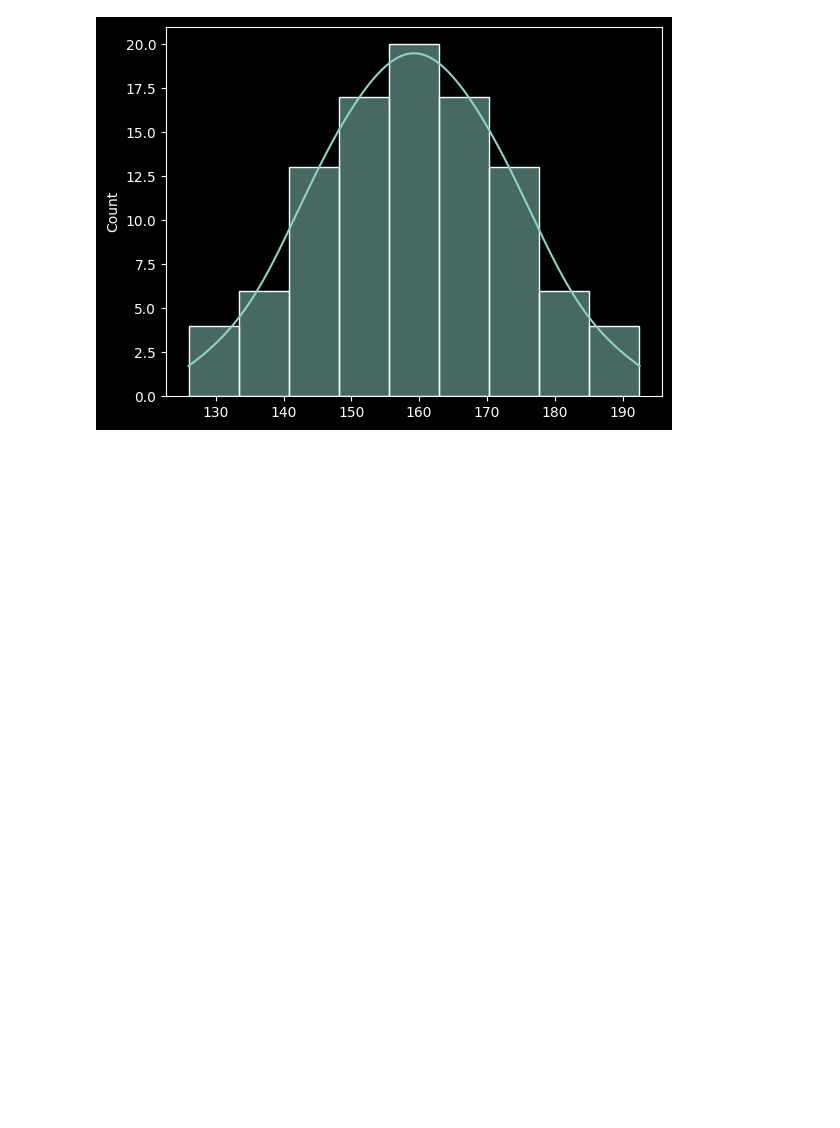
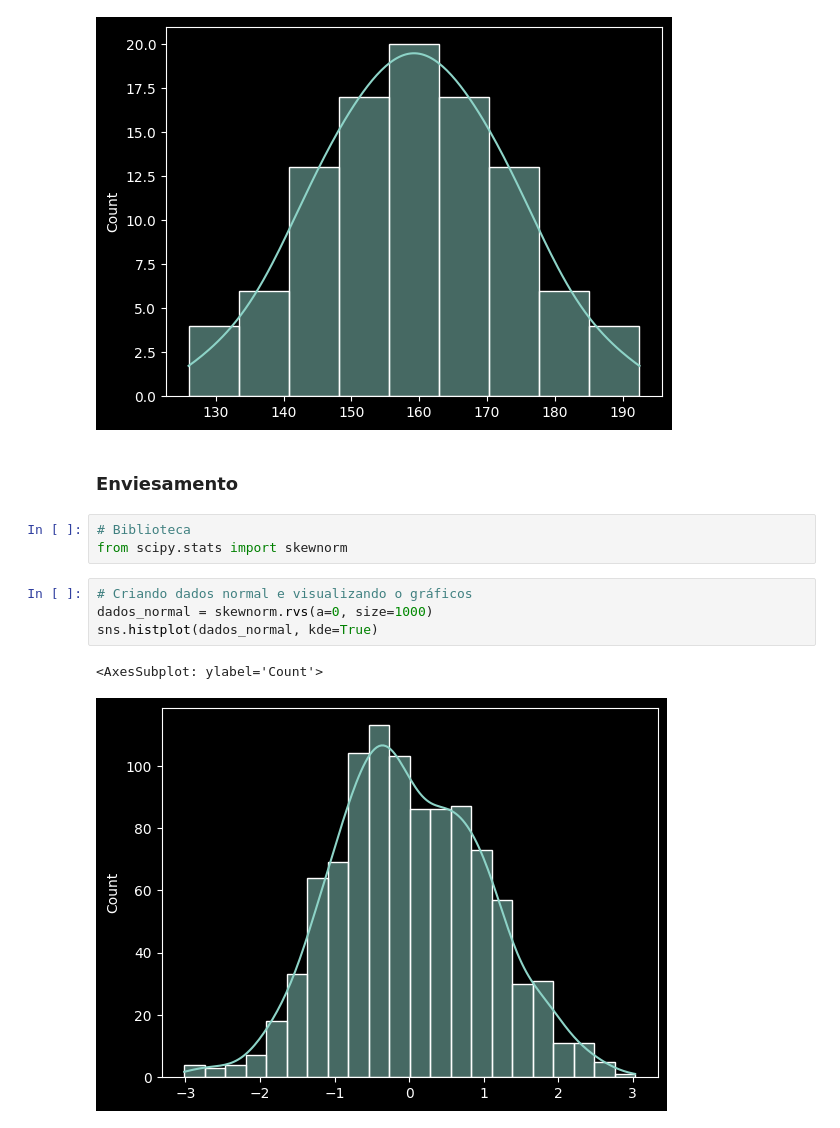
Before and after one commit to Joao-Inacio/Statistics_for-Data_Science, a Jupyter notebook: Distribuições_Estatisticas/Distribuicoes.ipynb, the cells around one changed output. Cells and saved outputs as stored; diff of their text form; blank space fills up the shorter version.

Commit message:
Enviesamento

```diff
--- a/Distribuições_Estatisticas/Distribuicoes.ipynb
+++ b/Distribuições_Estatisticas/Distribuicoes.ipynb
@@ -104,3 +104,15 @@ sns.histplot(dados, kde=True)
 # %% [output]
 <AxesSubplot: ylabel='Count'>
 [figure]
+# %% [markdown]
+### Enviesamento
+# %%
+# Biblioteca
+from scipy.stats import skewnorm
+# %%
+# Criando dados normal e visualizando o gráficos
+dados_normal = skewnorm.rvs(a=0, size=1000)
+sns.histplot(dados_normal, kde=True)
+# %% [output]
+<AxesSubplot: ylabel='Count'>
+[figure, added]
```
Also changed, not shown: parts of 5 cells of this notebook.
